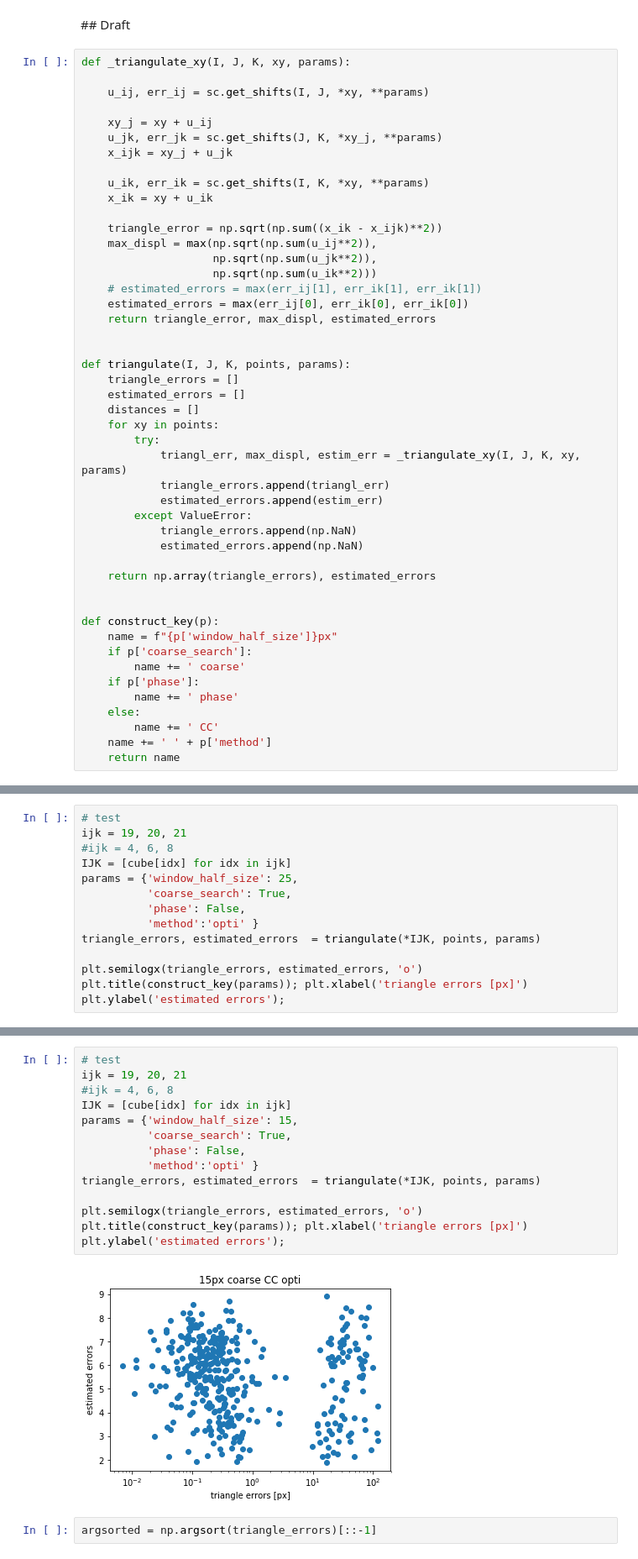
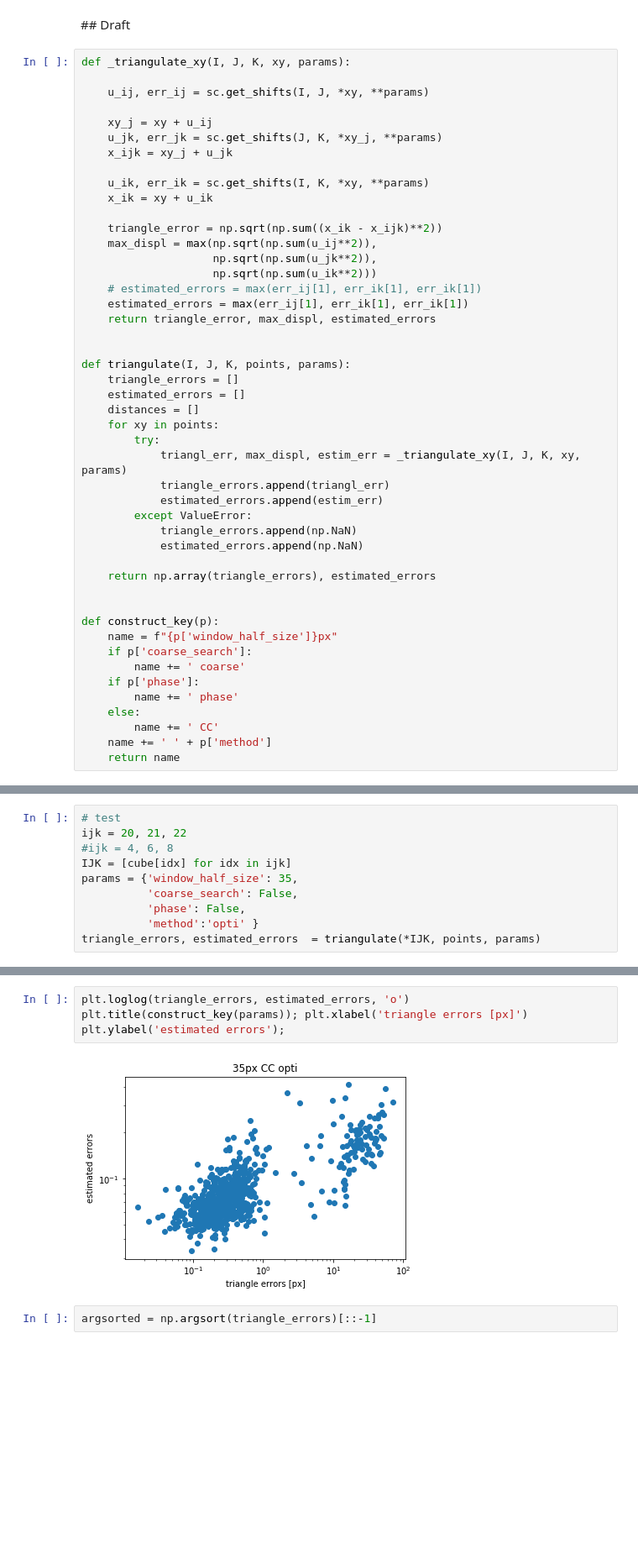
Before and after one commit to xdze2/stretchablecorr, a Jupyter notebook: error_evaluation.ipynb, the cells around one changed output, grey strips where cells are left out. Shown at 84% size. Drawn from its saved outputs; the diff is of its cells as text; blank space fills up the shorter version.

```diff
--- a/error_evaluation.ipynb
+++ b/error_evaluation.ipynb
@@ -146,7 +146,7 @@ def _triangulate_xy(I, J, K, xy, params):
                     np.sqrt(np.sum(u_jk**2)),
                     np.sqrt(np.sum(u_ik**2)))
     # estimated_errors = max(err_ij[1], err_ik[1], err_ik[1])
-    estimated_errors = max(err_ij[0], err_ik[0], err_ik[0])
+    estimated_errors = max(err_ij[1], err_ik[1], err_ik[1])
     return triangle_error, max_displ, estimated_errors
 
 
@@ -179,14 +195,10 @@ def construct_key(p):
 # %%
-# test
-ijk = 19, 20, 21
+# test
+ijk = 20, 21, 22
 #ijk = 4, 6, 8
 IJK = [cube[idx] for idx in ijk]
-params = {'window_half_size': 25,
-          'coarse_search': True,
+params = {'window_half_size': 35,
+          'coarse_search': False,
           'phase': False,
           'method':'opti' }
 triangle_errors, estimated_errors  = triangulate(*IJK, points, params)
-
-plt.semilogx(triangle_errors, estimated_errors, 'o')
-plt.title(construct_key(params)); plt.xlabel('triangle errors [px]')
-plt.ylabel('estimated errors');
@@ -195,19 +205,9 @@ plt.ylabel('estimated errors');
 # %%
-# test
-ijk = 19, 20, 21
-#ijk = 4, 6, 8
-IJK = [cube[idx] for idx in ijk]
-params = {'window_half_size': 15,
-          'coarse_search': True,
-          'phase': False,
-          'method':'opti' }
-triangle_errors, estimated_errors  = triangulate(*IJK, points, params)
-
-plt.semilogx(triangle_errors, estimated_errors, 'o')
+plt.loglog(triangle_errors, estimated_errors, 'o')
 plt.title(construct_key(params)); plt.xlabel('triangle errors [px]')
 plt.ylabel('estimated errors');
 # %% [output]
-[figure, old version]
+[figure, new version]
 # %%
 argsorted = np.argsort(triangle_errors)[::-1]
 # %%
```
Also changed, not shown: parts of 3 cells of this notebook, 2 other files.
